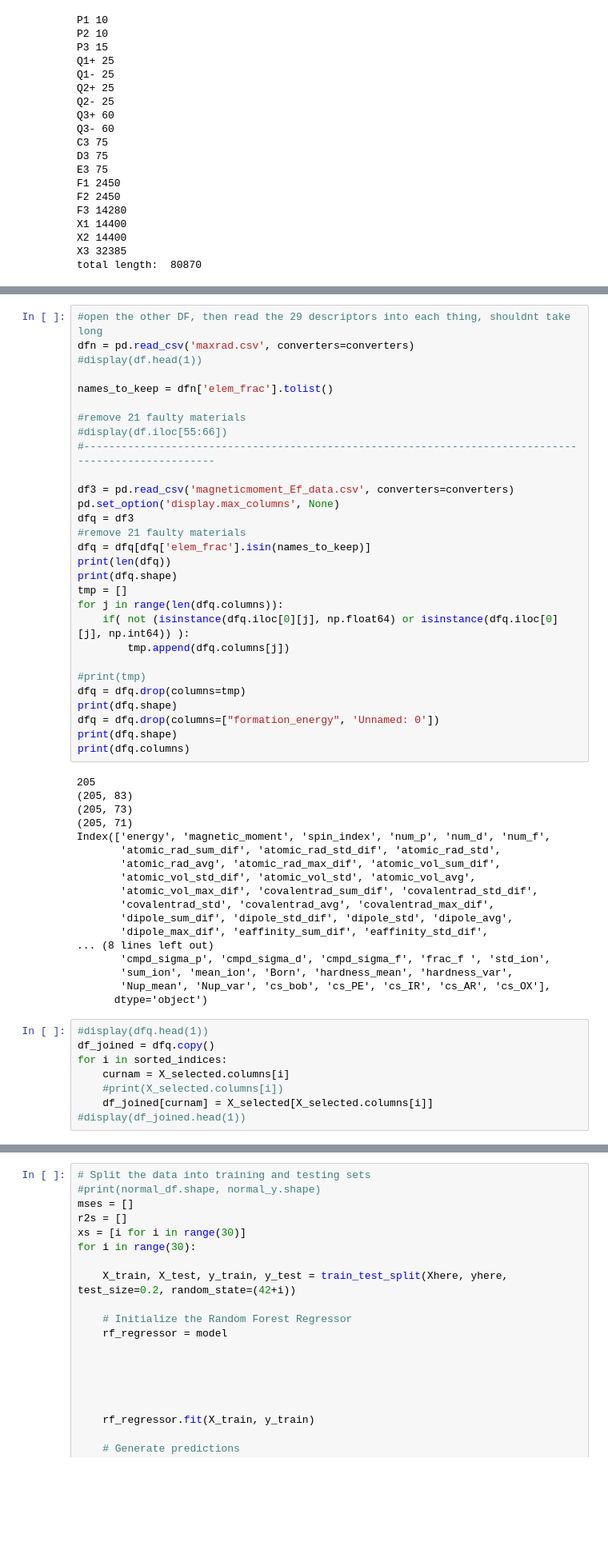
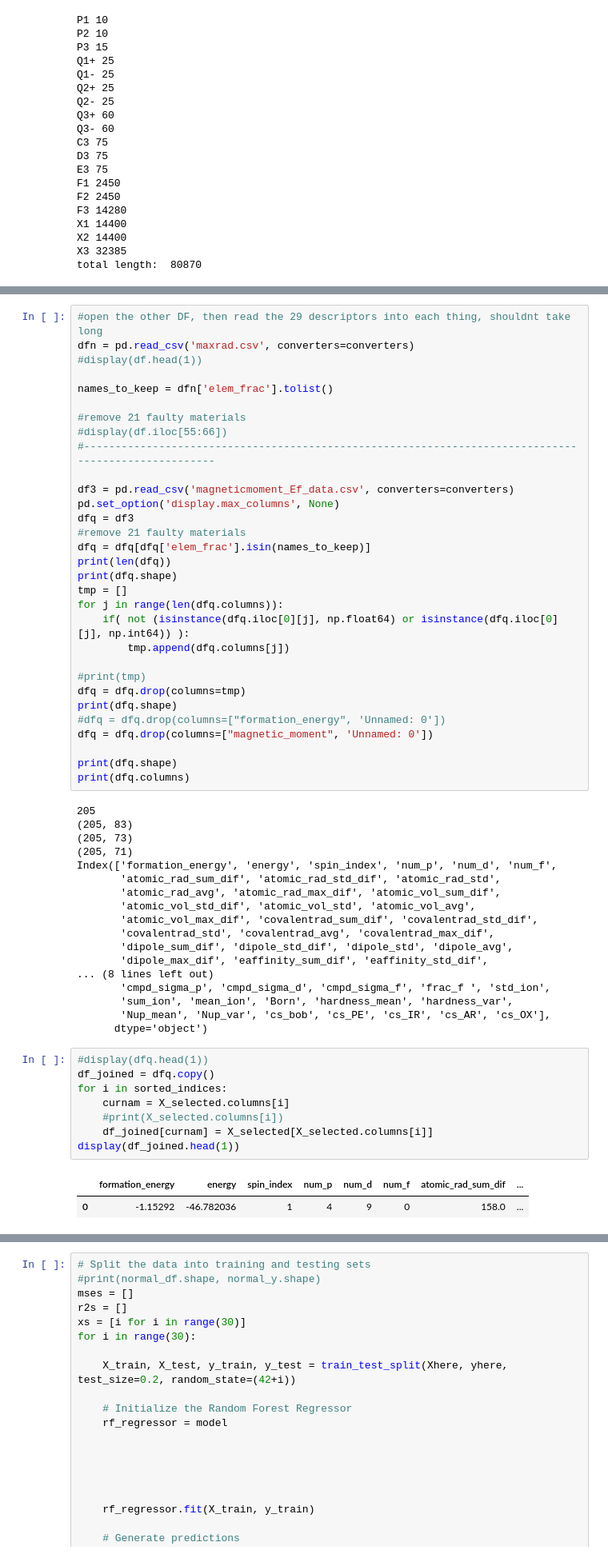
Before and after one commit to erikswanke/2d-Material-Science, a Jupyter notebook: critical role descriptor.ipynb, the cells around one changed output, grey strips where cells are left out. Shown at 80% size. Cells and saved outputs as stored; diff of their text form; blank space fills up the shorter version.

```diff
--- a/critical role descriptor.ipynb
+++ b/critical role descriptor.ipynb
@@ -618,7 +620,9 @@ for j in range(len(dfq.columns)):
 #print(tmp)
 dfq = dfq.drop(columns=tmp)
 print(dfq.shape)
-dfq = dfq.drop(columns=["formation_energy", 'Unnamed: 0'])
+#dfq = dfq.drop(columns=["formation_energy", 'Unnamed: 0'])
+dfq = dfq.drop(columns=["magnetic_moment", 'Unnamed: 0'])
+
 print(dfq.shape)
 print(dfq.columns)
 # %% [output]
@@ -626,7 +630,7 @@ print(dfq.columns)
 (205, 83)
 (205, 73)
 (205, 71)
-Index(['energy', 'magnetic_moment', 'spin_index', 'num_p', 'num_d', 'num_f',
+Index(['formation_energy', 'energy', 'spin_index', 'num_p', 'num_d', 'num_f',
        'atomic_rad_sum_dif', 'atomic_rad_std_dif', 'atomic_rad_std',
        'atomic_rad_avg', 'atomic_rad_max_dif', 'atomic_vol_sum_dif',
        'atomic_vol_std_dif', 'atomic_vol_std', 'atomic_vol_avg',
@@ -642,11 +646,14 @@ Index(['energy', 'magnetic_moment', 'spin_index', 'num_p', 'num_d', 'num_f',
 # %%
 #display(dfq.head(1))
 df_joined = dfq.copy()
 for i in sorted_indices:
     curnam = X_selected.columns[i]
     #print(X_selected.columns[i])
     df_joined[curnam] = X_selected[X_selected.columns[i]]
-#display(df_joined.head(1))
+display(df_joined.head(1))
+# %% [output]
+|  | formation_energy | energy | spin_index | num_p | num_d | num_f | atomic_rad_sum_dif | ... |
+| 0 | -1.15292 | -46.782036 | 1 | 4 | 9 | 0 | 158.0 | ... |
 # %%
 #display(dfq.head(1))
 normal_df = dfq.copy()
```
Also changed, not shown: parts of 7 cells of this notebook.
